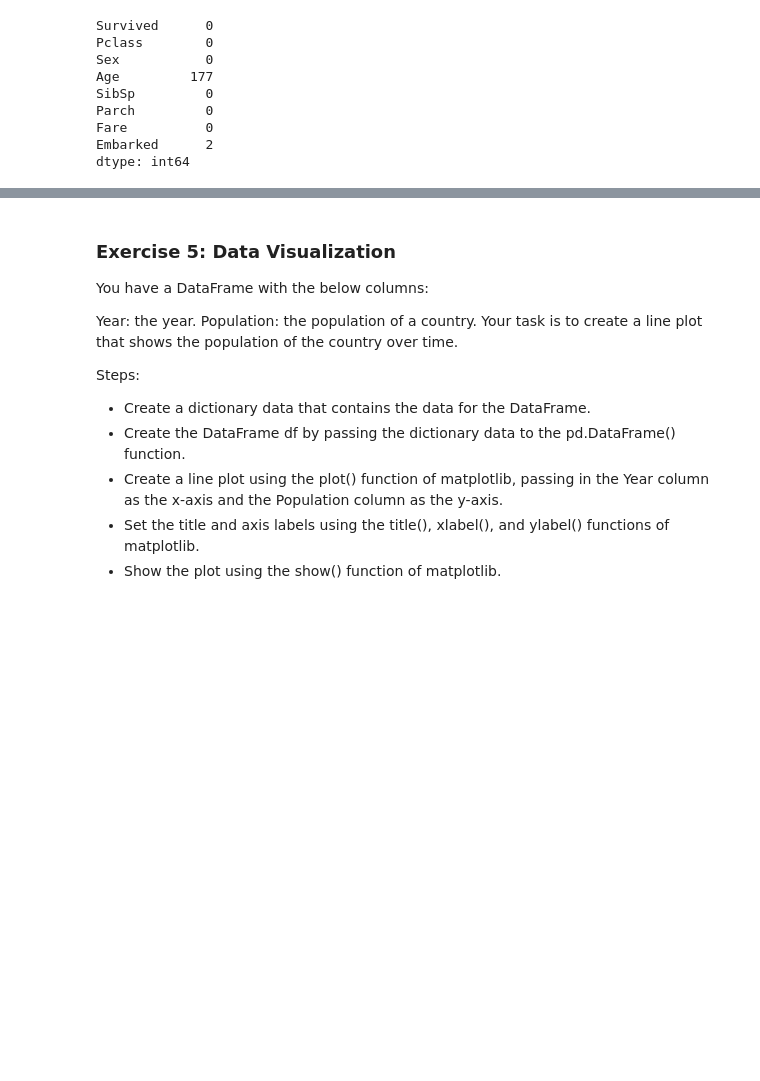
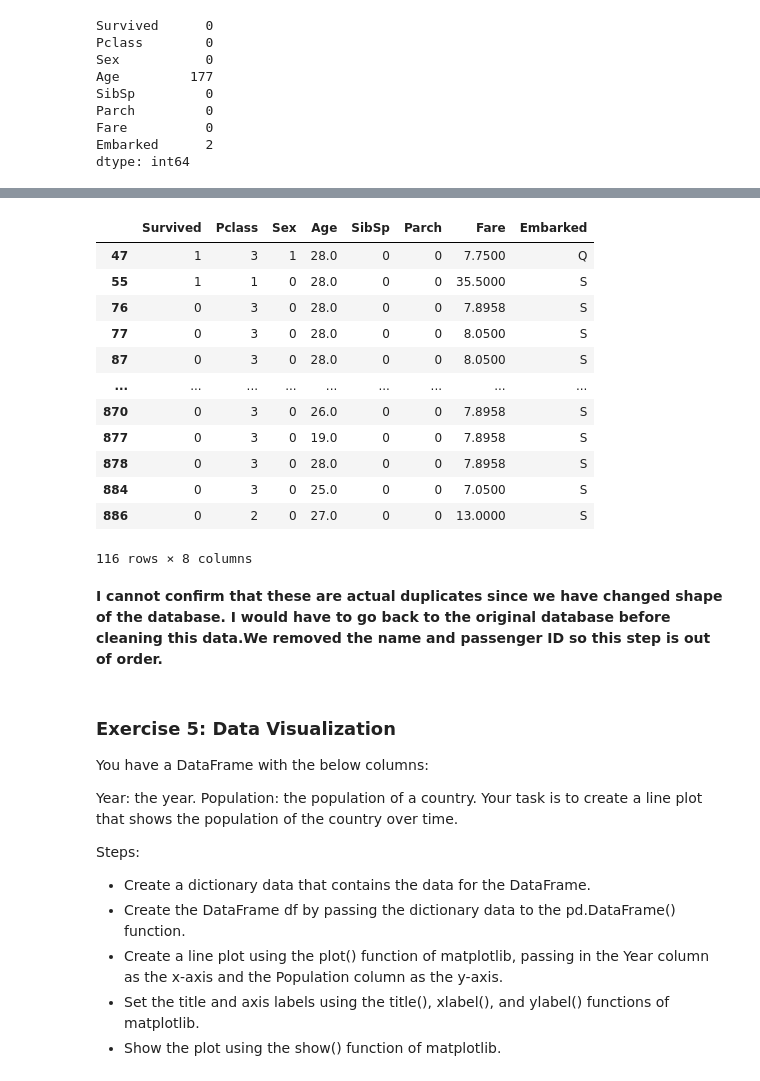
Before and after one commit to acamend/cs82b-portfolio, a Jupyter notebook: module-03/Module3Lab1.ipynb, the cells around one changed output, grey strips where cells are left out. Saved outputs shown, nothing was run; the diff lists cells and outputs as text; code cells hidden in the pictures; blank space fills up the shorter version.

```diff
--- a/module-03/Module3Lab1.ipynb
+++ b/module-03/Module3Lab1.ipynb
@@ -791,0 +905,18 @@ df.isna().sum()
+# %%
+df.loc[df.duplicated()]
+# %% [output]
+|  | Survived | Pclass | Sex | Age | SibSp | Parch | Fare | Embarked |
+| 47 | 1 | 3 | 1 | 28.0 | 0 | 0 | 7.7500 | Q |
+| 55 | 1 | 1 | 0 | 28.0 | 0 | 0 | 35.5000 | S |
+| 76 | 0 | 3 | 0 | 28.0 | 0 | 0 | 7.8958 | S |
+| 77 | 0 | 3 | 0 | 28.0 | 0 | 0 | 8.0500 | S |
+| 87 | 0 | 3 | 0 | 28.0 | 0 | 0 | 8.0500 | S |
+| ... | ... | ... | ... | ... | ... | ... | ... | ... |
+| 870 | 0 | 3 | 0 | 26.0 | 0 | 0 | 7.8958 | S |
+| 877 | 0 | 3 | 0 | 19.0 | 0 | 0 | 7.8958 | S |
+| 878 | 0 | 3 | 0 | 28.0 | 0 | 0 | 7.8958 | S |
+| 884 | 0 | 3 | 0 | 25.0 | 0 | 0 | 7.0500 | S |
+| 886 | 0 | 2 | 0 | 27.0 | 0 | 0 | 13.0000 | S |
+116 rows × 8 columns
+# %% [markdown]
+**I cannot confirm that these are actual duplicates since we have changed shape of the database. I would have to go back to the original database before cleaning this data.We removed the name and passenger ID so this step is out of order.**
```
Also changed, not shown: parts of 12 cells of this notebook.
